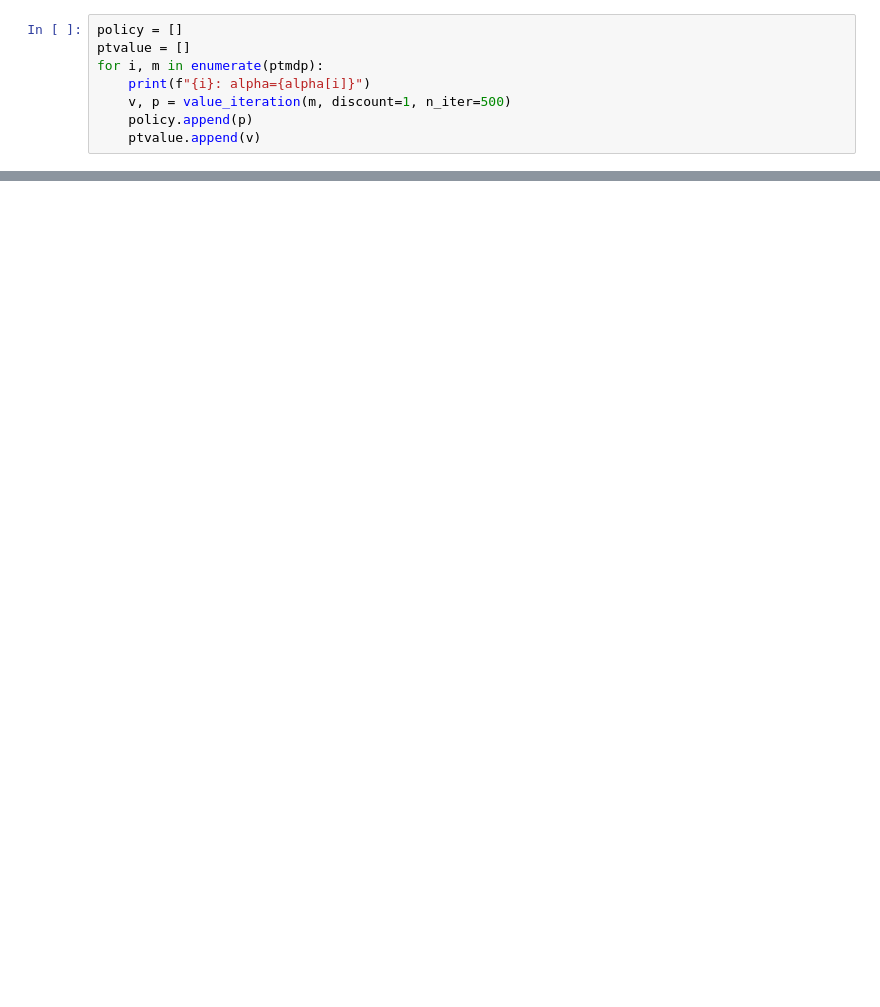
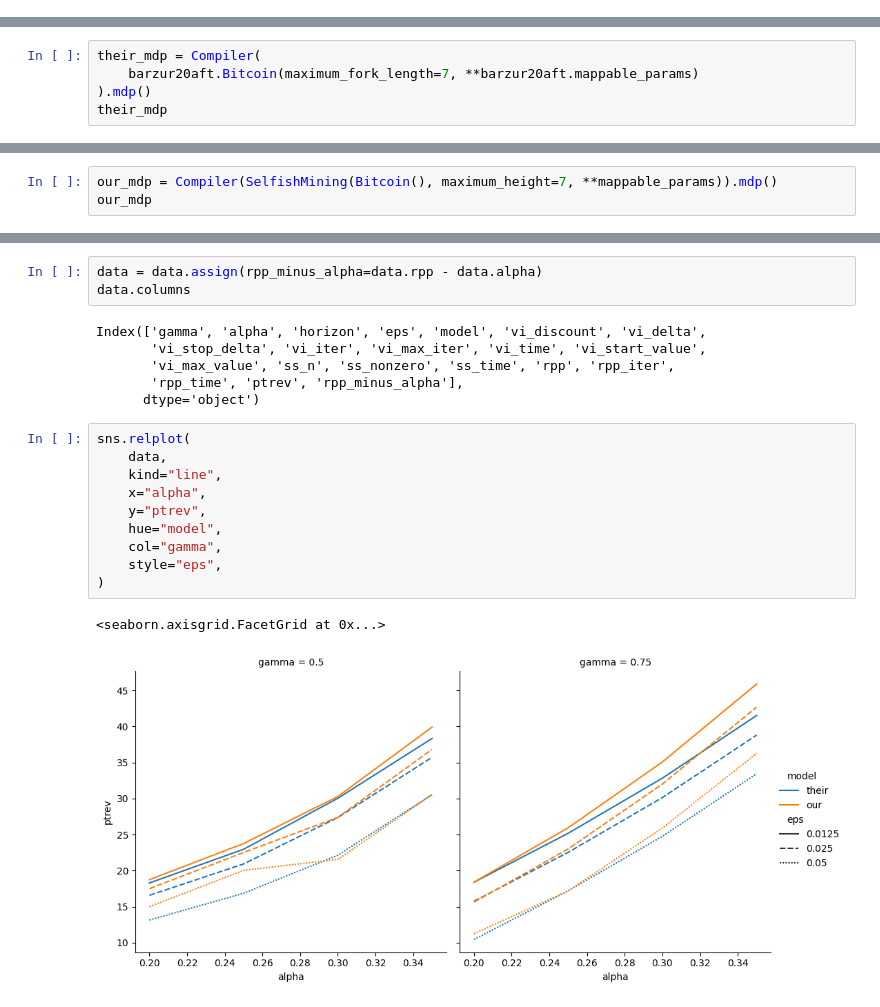
Before and after one commit to pkel/cpr, a Jupyter notebook: mdp/sm.ipynb, the cells around one changed output, grey strips where cells are left out. Drawn from its saved outputs; the diff is of its cells as text; blank space fills up the shorter version.

```diff
--- a/mdp/sm.ipynb
+++ b/mdp/sm.ipynb
@@ -76,8 +13,0 @@ def value_iteration(mdp, *args, n_iter=100, discount=0.99, verbose=False):
-# %%
-policy = []
-ptvalue = []
-for i, m in enumerate(ptmdp):
-    print(f"{i}: alpha={alpha[i]}")
-    v, p = value_iteration(m, discount=1, n_iter=500)
-    policy.append(p)
-    ptvalue.append(v)
@@ -149,0 +14,5 @@ alpha=0.5 rpp=0.7532045016599548
+# %%
+their_mdp = Compiler(
+    barzur20aft.Bitcoin(maximum_fork_length=7, **barzur20aft.mappable_params)
+).mdp()
+their_mdp
@@ -149,0 +21,3 @@ alpha=0.5 rpp=0.7532045016599548
+# %%
+our_mdp = Compiler(SelfishMining(Bitcoin(), maximum_height=7, **mappable_params)).mdp()
+our_mdp
@@ -149,0 +97,22 @@ alpha=0.5 rpp=0.7532045016599548
+# %%
+data = data.assign(rpp_minus_alpha=data.rpp - data.alpha)
+data.columns
+# %% [output]
+Index(['gamma', 'alpha', 'horizon', 'eps', 'model', 'vi_discount', 'vi_delta',
+       'vi_stop_delta', 'vi_iter', 'vi_max_iter', 'vi_time', 'vi_start_value',
+       'vi_max_value', 'ss_n', 'ss_nonzero', 'ss_time', 'rpp', 'rpp_iter',
+       'rpp_time', 'ptrev', 'rpp_minus_alpha'],
+      dtype='object')
+# %%
+sns.relplot(
+    data,
+    kind="line",
+    x="alpha",
+    y="ptrev",
+    hue="model",
+    col="gamma",
+    style="eps",
+)
+# %% [output]
+<seaborn.axisgrid.FacetGrid at 0x...>
+[figure, added]
```
Also changed, not shown: parts of 14 cells of this notebook, 3 other files.
